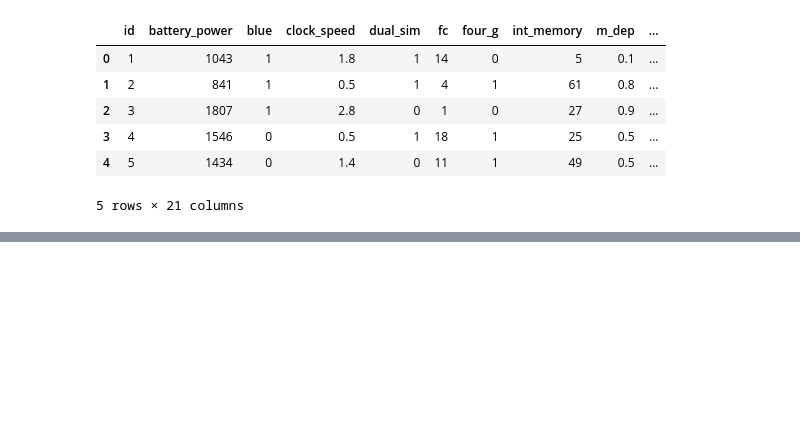
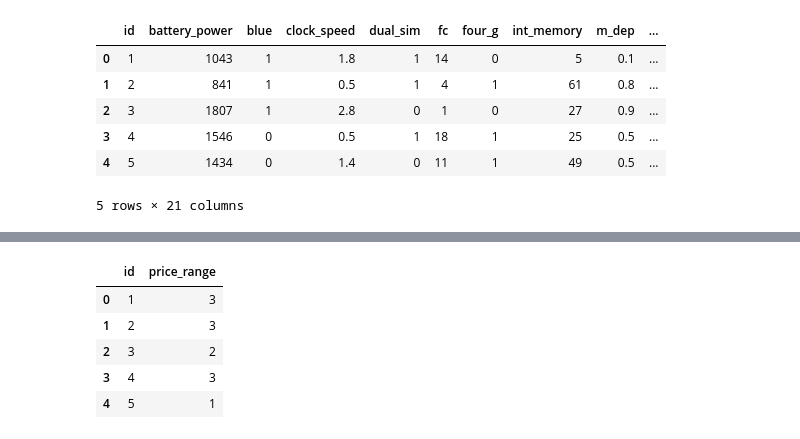
Before and after one commit to jordan-maulino/mobile_price, a Jupyter notebook: mobile_price.ipynb, the cells around one changed output, grey strips where cells are left out. Drawn from its saved outputs; the diff is of its cells as text; code cells hidden in the pictures; blank space fills up the shorter version.

Commit message:
created submission set

```diff
--- a/mobile_price.ipynb
+++ b/mobile_price.ipynb
@@ -483,0 +499,17 @@ array([[0., 0., 0., 1.],
+# %%
+preds_final = list()
+for i in range(len(test_preds)):
+    preds_final.append(np.argmax(test_preds[i]))
+# %%
+submission = pd.DataFrame(test_set['id'])
+# %%
+submission['price_range'] = preds_final
+# %%
+submission.head()
+# %% [output]
+|  | id | price_range |
+| 0 | 1 | 3 |
+| 1 | 2 | 3 |
+| 2 | 3 | 2 |
+| 3 | 4 | 3 |
+| 4 | 5 | 1 |
```
Also changed, not shown: parts of 6 cells of this notebook.
